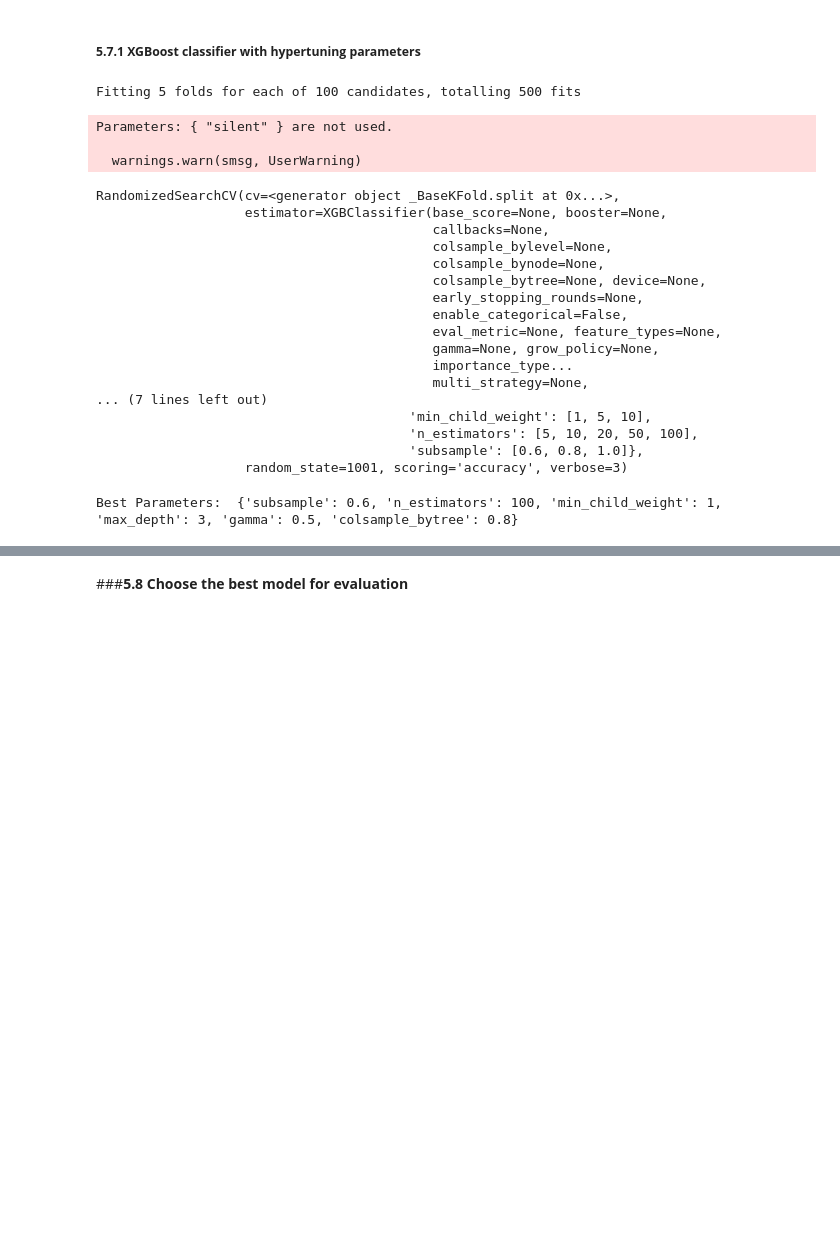
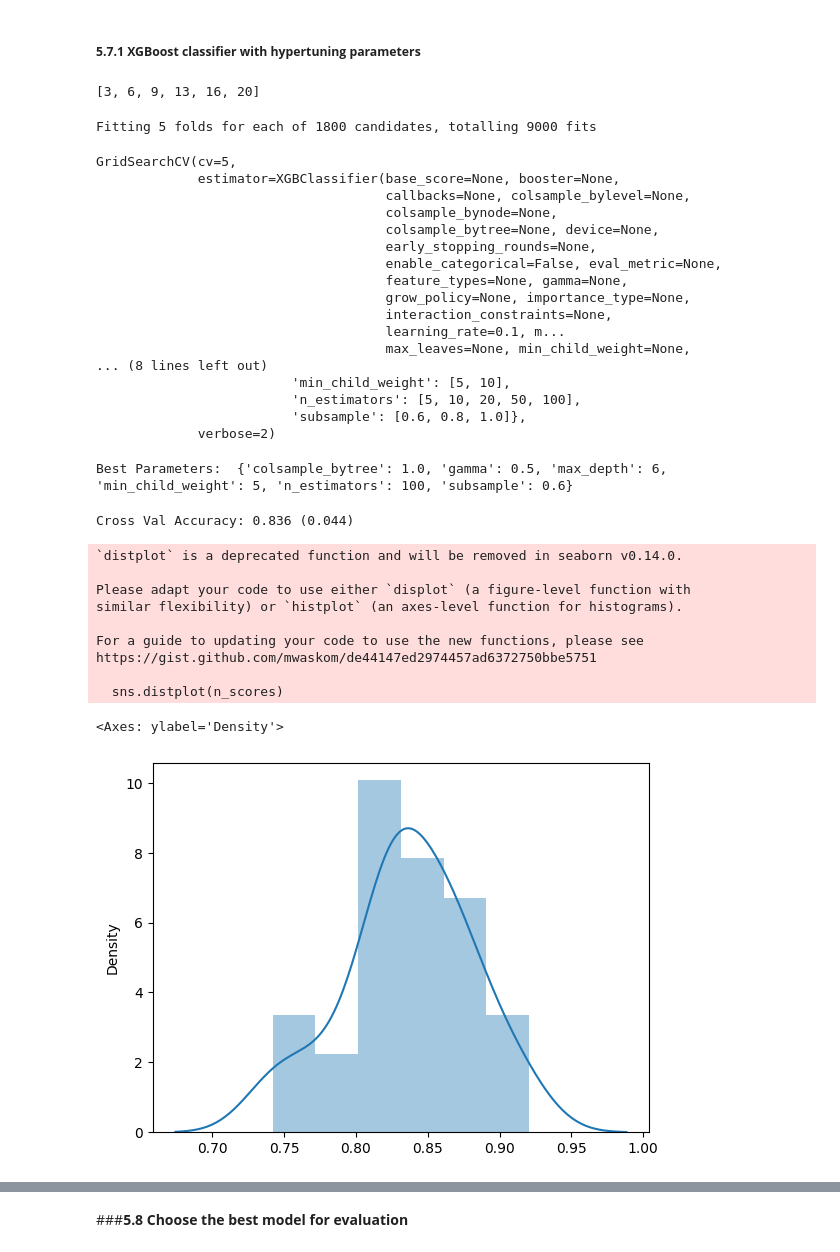
Before and after one commit to jagannathbalachandran/kaggle, a Jupyter notebook: Titanic/Titanic.ipynb, the cells around one changed output, grey strips where cells are left out. Drawn from its saved outputs; the diff is of its cells as text; code cells hidden in the pictures; blank space fills up the shorter version.

```diff
--- a/Titanic/Titanic.ipynb
+++ b/Titanic/Titanic.ipynb
@@ -1181,5 +1311,9 @@ weighted avg       0.82      0.82      0.82       268
 # %% [markdown]
 ##### **5.7.1 XGBoost classifier with hypertuning parameters**
+# %%
+[int(x) for x in np.linspace(3, 20, num = 6)]
+# %% [output]
+[3, 6, 9, 13, 16, 20]
 # %%
 params = {
         'n_estimators' : [5,10 , 20,50,100], # number of trees in the random forest
@@ -1192,5 +1326,4 @@ params = {
 # %%
 from xgboost import XGBClassifier
 
-xgb = XGBClassifier(learning_rate=0.02, n_estimators=100, objective='binary:logistic',
-                    silent=True, nthread=1)
+xgb = XGBClassifier(learning_rate = .1 , random_state = 1)
@@ -1204,33 +1330,51 @@ random_search_xgb = RandomizedSearchCV(xgb, param_distributions=params, n_iter=p
+# %%
+rf_xg_boost = GridSearchCV(estimator = xgb,param_grid = params,
+                cv = 5, verbose=2,  n_jobs = -1)
 # %%
-random_search_xgb.fit(X_train, y_train)
+rf_xg_boost.fit(X_train, y_train)
 # %% [output]
-Fitting 5 folds for each of 100 candidates, totalling 500 fits
+Fitting 5 folds for each of 1800 candidates, totalling 9000 fits
-Parameters: { "silent" } are not used.
-
-  warnings.warn(smsg, UserWarning)
+GridSearchCV(cv=5,
+             estimator=XGBClassifier(base_score=None, booster=None,
+                                     callbacks=None, colsample_bylevel=None,
+                                     colsample_bynode=None,
+                                     colsample_bytree=None, device=None,
+                                     early_stopping_rounds=None,
+                                     enable_categorical=False, eval_metric=None,
+                                     feature_types=None, gamma=None,
+                                     grow_policy=None, importance_type=None,
+                                     interaction_constraints=None,
+                                     learning_rate=0.1, m...
+                                     max_leaves=None, min_child_weight=None,
+... (8 lines left out)
+                         'min_child_weight': [5, 10],
+                         'n_estimators': [5, 10, 20, 50, 100],
+                         'subsample': [0.6, 0.8, 1.0]},
+             verbose=2)
-RandomizedSearchCV(cv=<generator object _BaseKFold.split at 0x...>,
-                   estimator=XGBClassifier(base_score=None, booster=None,
-                                           callbacks=None,
-                                           colsample_bylevel=None,
-                                           colsample_bynode=None,
-                                           colsample_bytree=None, device=None,
-                                           early_stopping_rounds=None,
-                                           enable_categorical=False,
-                                           eval_metric=None, feature_types=None,
-                                           gamma=None, grow_policy=None,
-                                           importance_type...
-                                           multi_strategy=None,
-... (7 lines left out)
-                                        'min_child_weight': [1, 5, 10],
-                                        'n_estimators': [5, 10, 20, 50, 100],
-                                        'subsample': [0.6, 0.8, 1.0]},
-                   random_state=1001, scoring='accuracy', verbose=3)
 # %%
-
 # print the best parameters
-print ('Best Parameters: ', random_search_xgb.best_params_, ' \n')
-best_model = random_search_xgb.best_estimator_
+print ('Best Parameters: ', rf_xg_boost.best_params_, ' \n')
+best_model = rf_xg_boost.best_estimator_
 # %% [output]
-Best Parameters:  {'subsample': 0.6, 'n_estimators': 100, 'min_child_weight': 1, 'max_depth': 3, 'gamma': 0.5, 'colsample_bytree': 0.8}
+Best Parameters:  {'colsample_bytree': 1.0, 'gamma': 0.5, 'max_depth': 6, 'min_child_weight': 5, 'n_estimators': 100, 'subsample': 0.6}
+# %%
+cv = RepeatedStratifiedKFold(n_splits=10, n_repeats=3, random_state=1)
+n_scores = cross_val_score(best_model, X_train, y_train, scoring='accuracy', cv=cv, n_jobs=-1, error_score='raise')
+# report performance
+print('Cross Val Accuracy: %.3f (%.3f)' % (np.mean(n_scores), np.std(n_scores)))
+sns.distplot(n_scores)
+# %% [output]
+Cross Val Accuracy: 0.836 (0.044)
+`distplot` is a deprecated function and will be removed in seaborn v0.14.0.
+
+Please adapt your code to use either `displot` (a figure-level function with
+similar flexibility) or `histplot` (an axes-level function for histograms).
+
+For a guide to updating your code to use the new functions, please see
+https://gist.github.com/mwaskom/de44147ed2974457ad6372750bbe5751
+
+  sns.distplot(n_scores)
+<Axes: ylabel='Density'>
+[figure, added]
 # %%
 best_model.fit(X_train , y_train)
```
Also changed, not shown: parts of 30 cells of this notebook.
